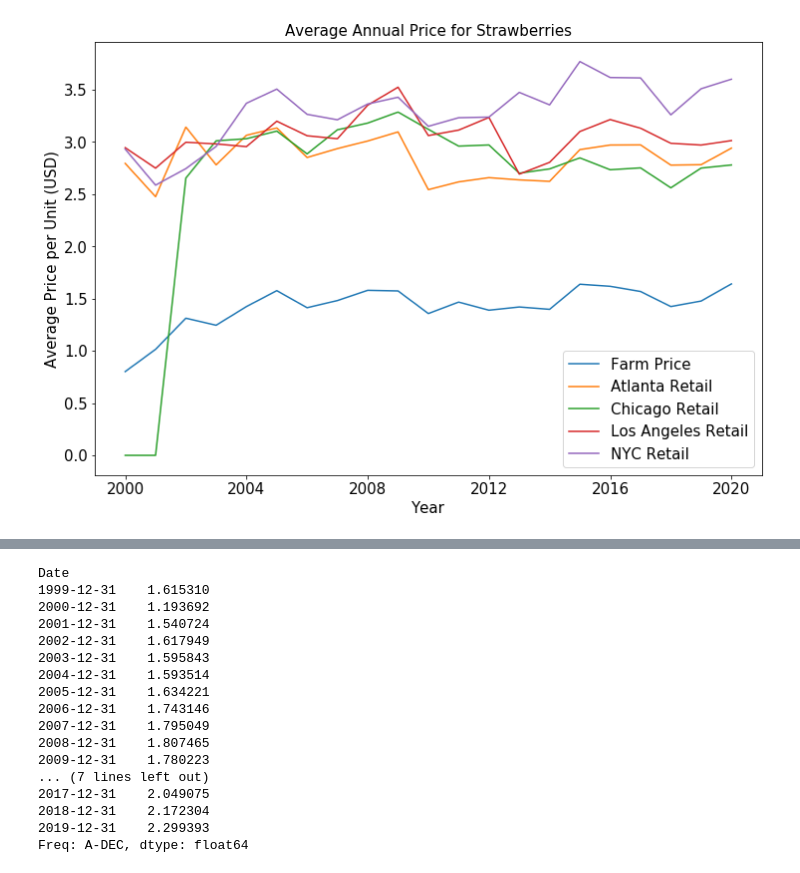
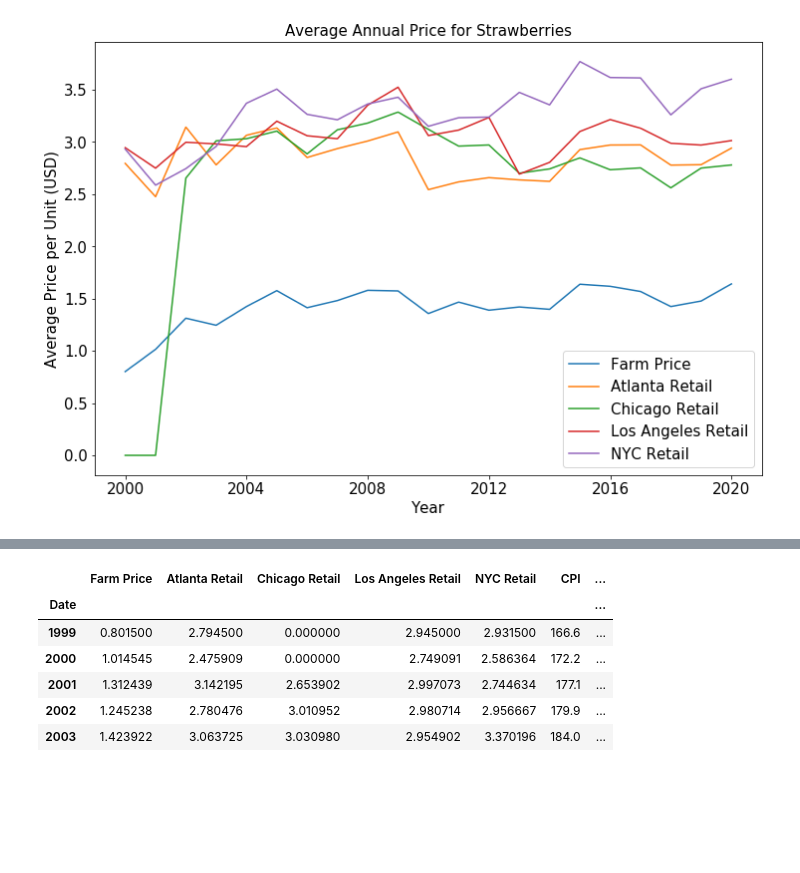
Before and after one commit to tim-christy/agriculture-price-analysis, a Jupyter notebook: notebooks/01_exploration/EDA_LB.ipynb, the cells around one changed output, grey strips where cells are left out. Saved outputs shown, nothing was run; the diff lists cells and outputs as text; code cells hidden in the pictures; blank space fills up the shorter version.

```diff
--- a/notebooks/01_exploration/EDA_LB.ipynb
+++ b/notebooks/01_exploration/EDA_LB.ipynb
@@ -65,0 +125,2 @@ annual_mean_price_df = produce_df.resample('Y').mean()
+# %%
+strawberry_yearly_mean_df['CPI'] = [166.6, 172.2, 177.1, 179.9, 184.0, 188.9, 195.3, 201.6, 207.3, 215.3, 214.5, 218.1, 224.9, 229.6, 233.0, 236.7, 237.0, 240.0, 245.1, 251.1, 255.5]
@@ -65,0 +137,2 @@ annual_mean_price_df = produce_df.resample('Y').mean()
+# %%
+farm_price_adj = [((x[0]/x[-1]) * 255.5) for x in strawberry_yearly_mean_df.values]
@@ -65,0 +141,10 @@ annual_mean_price_df = produce_df.resample('Y').mean()
+# %%
+strawberry_yearly_mean_df.head()
+# %% [output]
+|  | Farm Price | Atlanta Retail | Chicago Retail | Los Angeles Retail | NYC Retail | CPI | ... |
+| Date |  |  |  |  |  |  | ... |
+| 1999 | 0.801500 | 2.794500 | 0.000000 | 2.945000 | 2.931500 | 166.6 | ... |
+| 2000 | 1.014545 | 2.475909 | 0.000000 | 2.749091 | 2.586364 | 172.2 | ... |
+| 2001 | 1.312439 | 3.142195 | 2.653902 | 2.997073 | 2.744634 | 177.1 | ... |
+| 2002 | 1.245238 | 2.780476 | 3.010952 | 2.980714 | 2.956667 | 179.9 | ... |
+| 2003 | 1.423922 | 3.063725 | 3.030980 | 2.954902 | 3.370196 | 184.0 | ... |
@@ -66,20 +155,2 @@ annual_mean_price_df = produce_df.resample('Y').mean()
 # %%
-annual_mean_price_df[['Atlanta Retail', 'Chicago Retail', 'Los Angeles Retail', 'NYC Retail']].mean(axis=1)
+strawberry_yearly_mean_df.drop(columns=['Atlanta Retail', 'Chicago Retail', 'Los Angeles Retail', 'NYC Retail', 'Farm Price', 'CPI'], inplace=True)
-# %% [output]
-Date
-1999-12-31    1.615310
-2000-12-31    1.193692
-2001-12-31    1.540724
-2002-12-31    1.617949
-2003-12-31    1.595843
-2004-12-31    1.593514
-2005-12-31    1.634221
-2006-12-31    1.743146
-2007-12-31    1.795049
-2008-12-31    1.807465
-2009-12-31    1.780223
-... (7 lines left out)
-2017-12-31    2.049075
-2018-12-31    2.172304
-2019-12-31    2.299393
-Freq: A-DEC, dtype: float64
```
Also changed, not shown: parts of 19 cells of this notebook.
